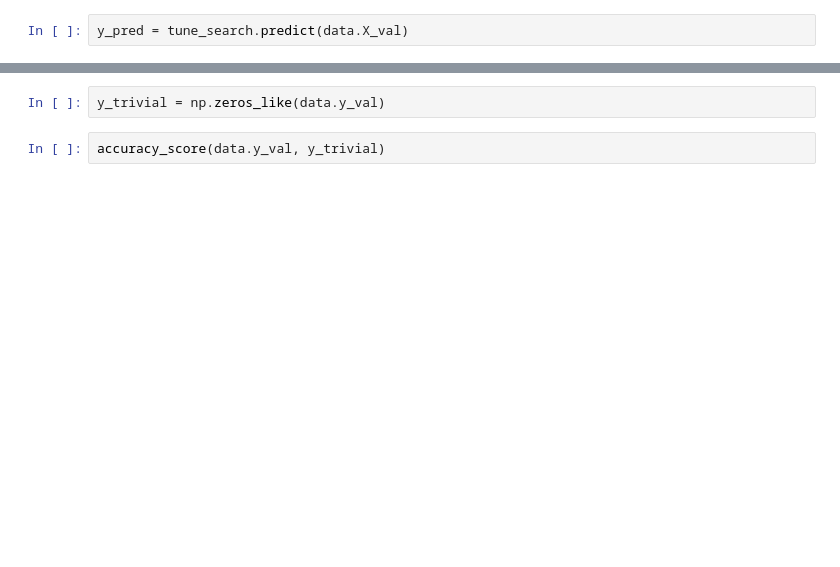
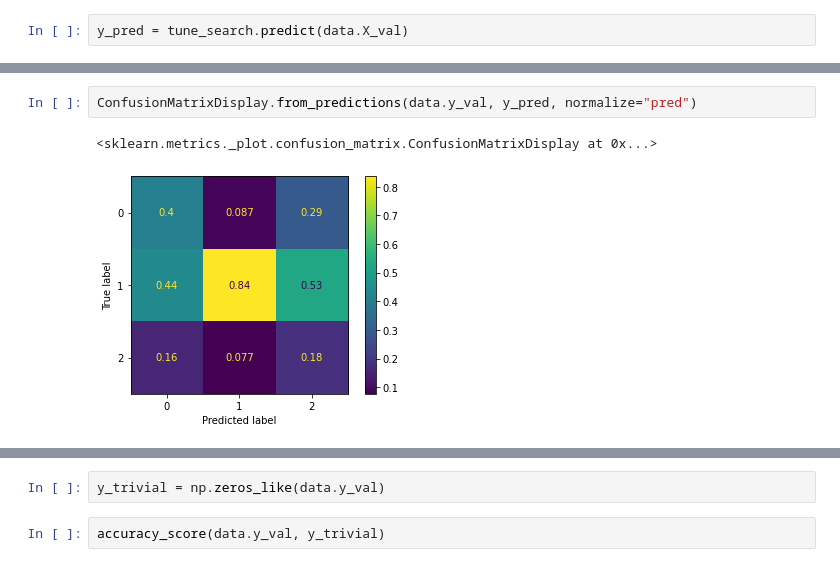
Before and after one commit to maruoss/master-thesis, a Jupyter notebook: notebooks/lr_loop_sklearn.py.ipynb, the cells around one changed output, grey strips where cells are left out. Saved outputs shown, nothing was run; the diff lists cells and outputs as text; blank space fills up the shorter version.

```diff
--- a/notebooks/lr_loop_sklearn.py.ipynb
+++ b/notebooks/lr_loop_sklearn.py.ipynb
@@ -578,3 +639,8 @@ array([1, 1, 1, ..., 1, 1, 0], dtype=int64)
+# %%
+ConfusionMatrixDisplay.from_predictions(data.y_val, y_pred, normalize="pred")
+# %% [output]
+<sklearn.metrics._plot.confusion_matrix.ConfusionMatrixDisplay at 0x...>
+[figure, added]
 # %%
 balanced_accuracy_score(data.y_val, y_pred)
 # %% [output]
```
Also changed, not shown: parts of 28 cells of this notebook, 14 other files.
